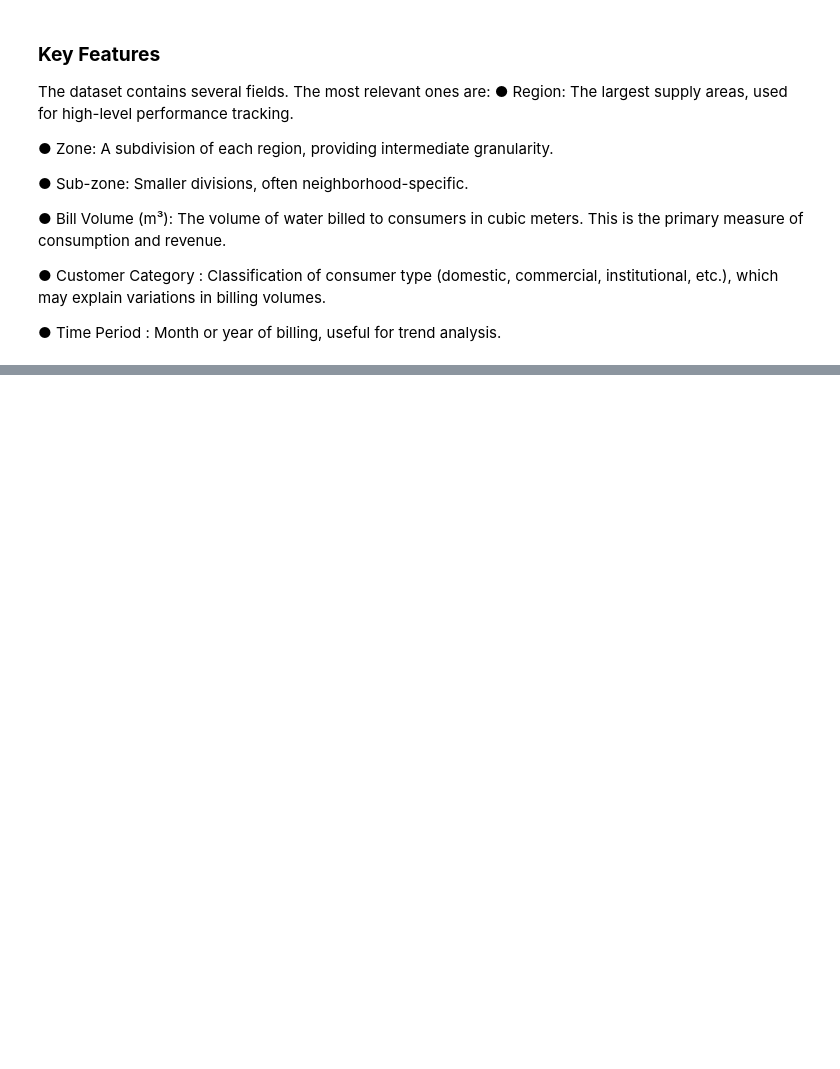
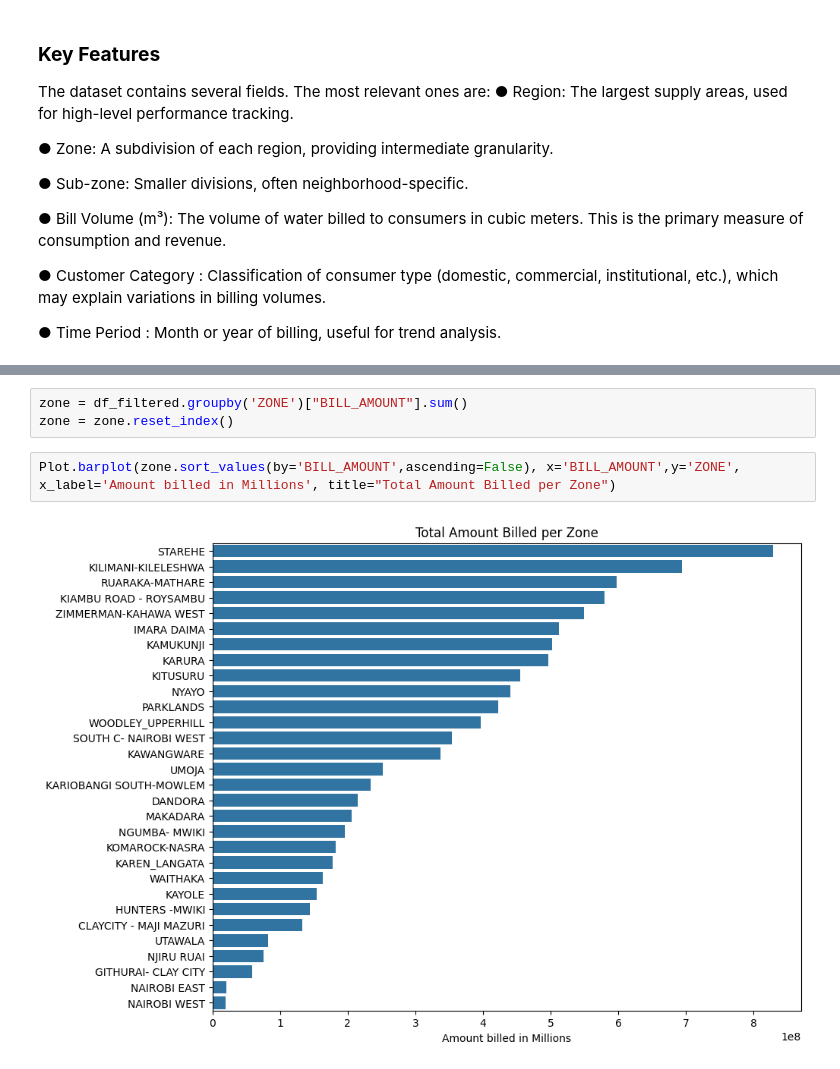
Before and after one commit to Assesa44/water-loss-reduction-through-smart-metering, a Jupyter notebook: Notebooks/Final/nairobi_water_loss.ipynb, the cells around one changed output, grey strips where cells are left out. Drawn from its saved outputs; the diff is of its cells as text; blank space fills up the shorter version.

```diff
--- a/Notebooks/Final/nairobi_water_loss.ipynb
+++ b/Notebooks/Final/nairobi_water_loss.ipynb
@@ -624,0 +570,7 @@ print(engineered_df.head())
+# %%
+zone = df_filtered.groupby('ZONE')["BILL_AMOUNT"].sum()
+zone = zone.reset_index()
+# %%
+Plot.barplot(zone.sort_values(by='BILL_AMOUNT',ascending=False), x='BILL_AMOUNT',y='ZONE', x_label='Amount billed in Millions', title="Total Amount Billed per Zone")
+# %% [output]
+[figure, added]
```
Also changed, not shown: parts of 85 cells of this notebook.
